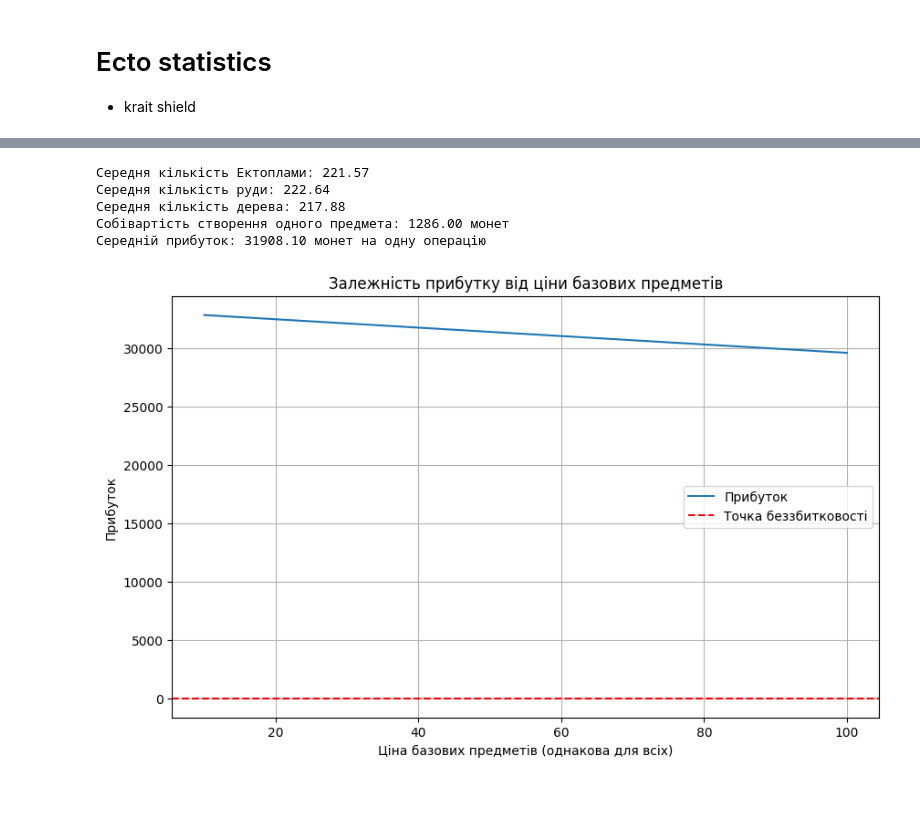
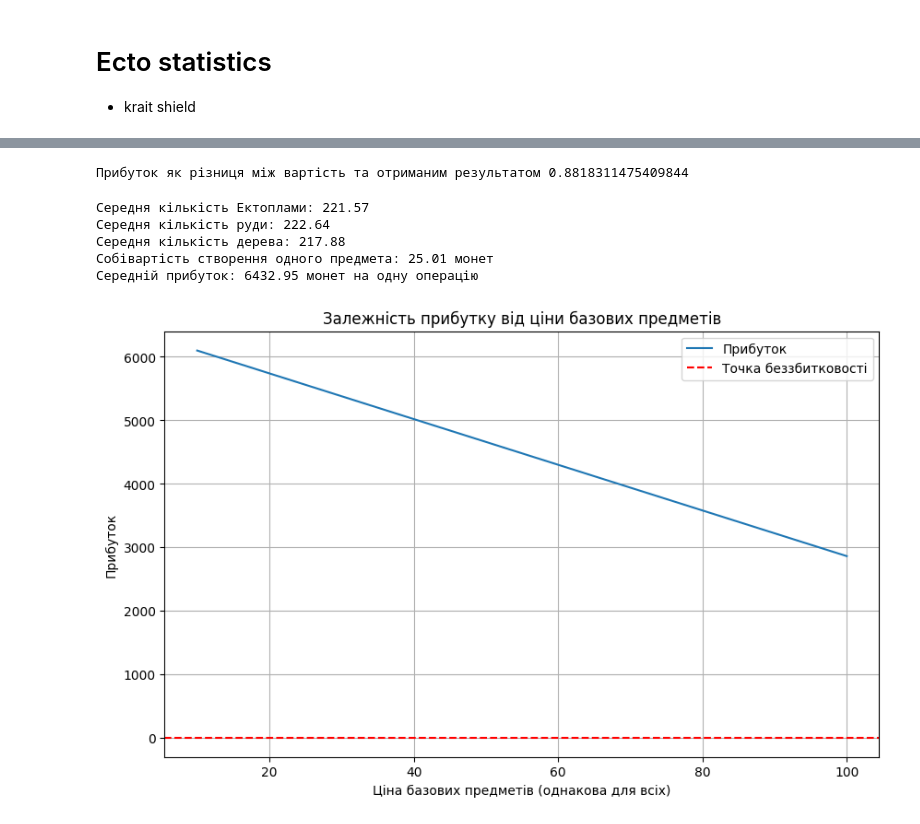
Before and after one commit to BobasB/it_college, a Jupyter notebook: example/gw2_economics/ecto.ipynb, the cells around one changed output, grey strips where cells are left out. Saved outputs shown, nothing was run; the diff lists cells and outputs as text; code cells hidden in the pictures; blank space fills up the shorter version.

```diff
--- a/example/gw2_economics/ecto.ipynb
+++ b/example/gw2_economics/ecto.ipynb
@@ -20,0 +18,6 @@ price = np.array([35, 0.4, 0.3])
+# %%
+price_ectoplasm = 28  # Ціна Ектоплазми
+price_ore = 0.7
+price_wood = 0.45
+price_t6 = 0.85
+price = np.array([price_ectoplasm, price_ore, price_wood])
@@ -20,0 +42,12 @@ price = np.array([35, 0.4, 0.3])
+# %%
+# Задаємо ціни базових предметів
+prices_base = np.array([price_t6, price_ore, price_wood])  # Ціни: [T6, руда, дерево]
+
+cost_disassembly = 0.06  # Вартість розщеплення
+
+# Кількість базових предметів, необхідних для створення одного предмета
+resources_required = np.array([15, 11, 10])
+
+price_of_crafting = sum(prices_base * resources_required)
+
+print(f"Вартість одного предмету {price_of_crafting}")
@@ -41,17 +105,10 @@ plt.show()
+# %%
+profit_crafting = r_sorted - price_of_crafting
+print(f"Прибуток як різниця між вартість та отриманим результатом {profit_crafting.sum()/122}")
+# %% [output]
+Прибуток як різниця між вартість та отриманим результатом 0.8818311475409844
 # %%
-import numpy as np
-import matplotlib.pyplot as plt
-
-# Задаємо ціни базових предметів
-prices_base = np.array([50, 30, 20])  # Ціни: [T6, руда, дерево]
-price_ectoplasm = 100  # Ціна Ектоплазми
-cost_disassembly = 6  # Вартість розщеплення
-
-# Кількість базових предметів, необхідних для створення одного предмета
-resources_required = np.array([15, 11, 10])
-
 # Завантаження даних про результати розщеплення
-data = np.loadtxt("data.txt", delimiter="\t")
 ectoplasm, ore, wood = data[:, 0], data[:, 1], data[:, 2]
 
 # Розрахунок середньої кількості отриманих предметів
@@ -71,33 +128,33 @@ profit = avg_revenue - cost_per_item
 # Виведення результатів
 print(f"Середня кількість Ектоплами: {avg_ectoplasm:.2f}")
 print(f"Середня кількість руди: {avg_ore:.2f}")
 print(f"Середня кількість дерева: {avg_wood:.2f}")
 print(f"Собівартість створення одного предмета: {cost_per_item:.2f} монет")
 print(f"Середній прибуток: {profit:.2f} монет на одну операцію")
 
 # Візуалізація залежності прибутку від ціни базових предметів
 prices_variation = np.linspace(10, 100, 50)  # Варіюємо ціну базових предметів
 profits = []
 
 for price in prices_variation:
     temp_prices = np.array([price, price, price])
     temp_cost = np.sum(resources_required * temp_prices) + cost_disassembly
     temp_profit = avg_revenue - temp_cost
     profits.append(temp_profit)
 
 plt.figure(figsize=(10, 6))
 plt.plot(prices_variation, profits, label="Прибуток")
 plt.axhline(0, color='red', linestyle='--', label="Точка беззбитковості")
 plt.xlabel("Ціна базових предметів (однакова для всіх)")
 plt.ylabel("Прибуток")
 plt.title("Залежність прибутку від ціни базових предметів")
 plt.legend()
 plt.grid()
 plt.show()
 # %% [output]
 Середня кількість Ектоплами: 221.57
 Середня кількість руди: 222.64
 Середня кількість дерева: 217.88
-Собівартість створення одного предмета: 1286.00 монет
-Середній прибуток: 31908.10 монет на одну операцію
+Собівартість створення одного предмета: 25.01 монет
+Середній прибуток: 6432.95 монет на одну операцію
-[figure, old version]
+[figure, new version]
```
Also changed, not shown: parts of 7 cells of this notebook.
